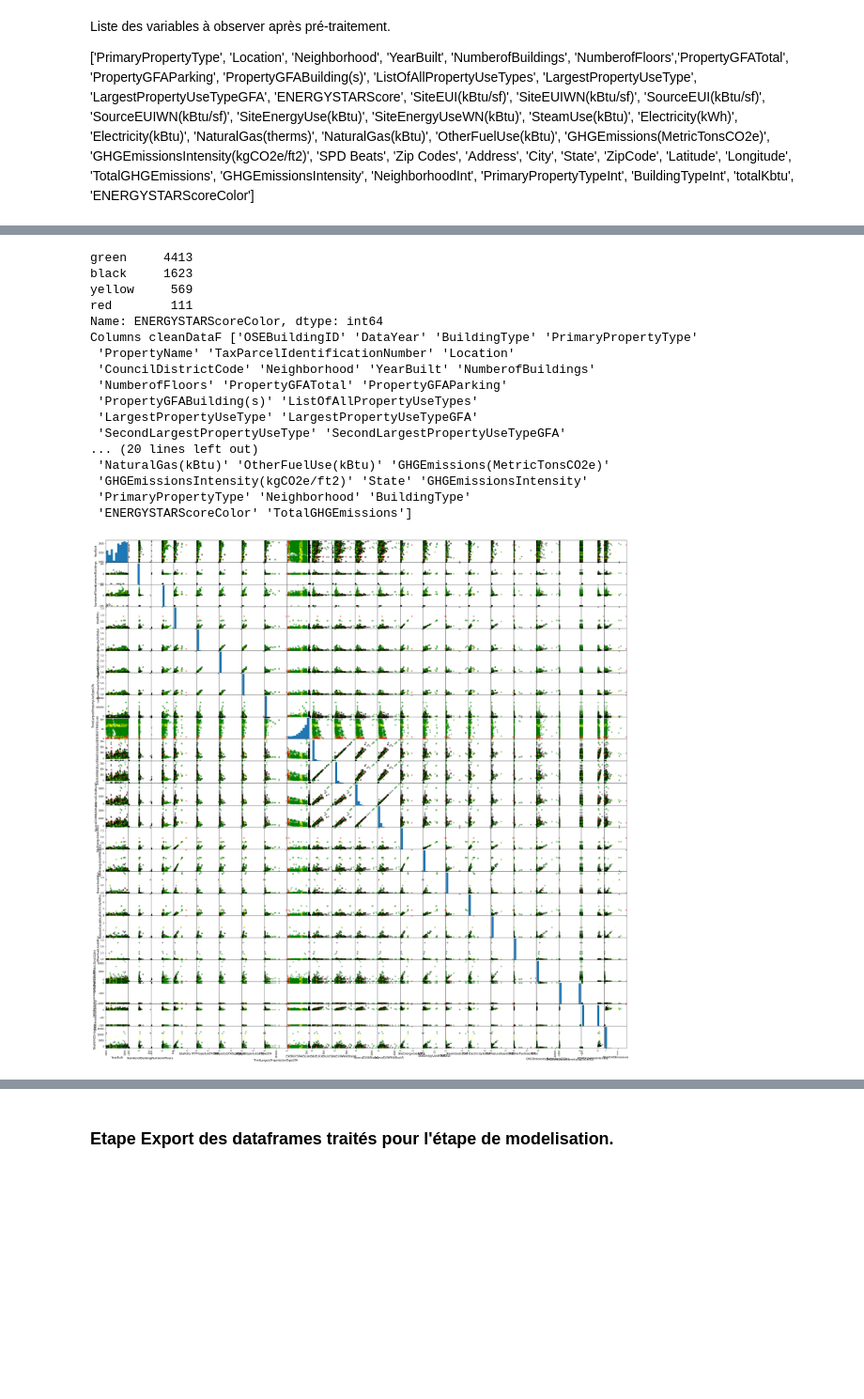
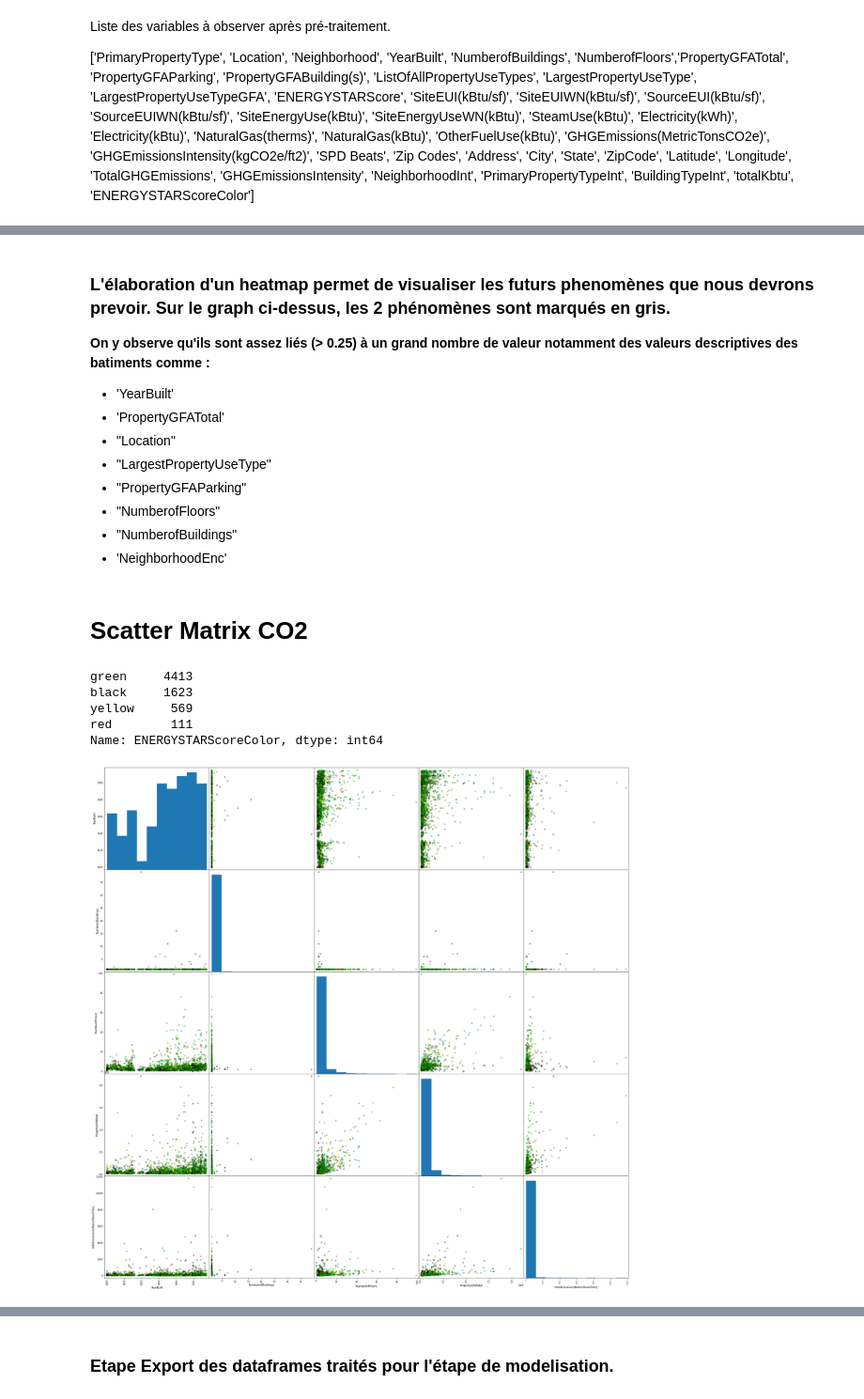
Before and after one commit to benMiniconi/Seattle2050, a Jupyter notebook: ProjetFinal/PEnergy_01_notebook_exploration.ipynb, the cells around one changed output, grey strips where cells are left out. Shown at 94% size. Drawn from its saved outputs; the diff is of its cells as text; code cells hidden in the pictures; blank space fills up the shorter version.

```diff
--- a/ProjetFinal/PEnergy_01_notebook_exploration.ipynb
+++ b/ProjetFinal/PEnergy_01_notebook_exploration.ipynb
@@ -450,65 +471,55 @@ figure.savefig("./Visuals/originalDFheatmap.jpg")
+# %% [markdown]
+### L'élaboration d'un heatmap permet de visualiser les futurs phenomènes que nous devrons prevoir. Sur le graph ci-dessus, les 2 phénomènes sont marqués en gris.
+
+<b>On y observe qu'ils sont assez liés (> 0.25) à un grand nombre de valeur notamment des valeurs descriptives des batiments comme : </b>
+
+- 'YearBuilt'
+- 'PropertyGFATotal'
+- "Location"
+- "LargestPropertyUseType"
+- "PropertyGFAParking"
+- "NumberofFloors"
+- "NumberofBuildings"
+- 'NeighborhoodEnc'
+# %% [markdown]
+# Scatter Matrix CO2
 # %%
 #c=list(filteredDF["ENERGYSTARScoreColor"].values
-
+#avec CO2
 print(cleanDataF['ENERGYSTARScoreColor'].value_counts())
 filter = ['YearBuilt',
           'NumberofBuildings',
           'NumberofFloors',
-          "totalKbtu",
           'PropertyGFATotal',
-          'PropertyGFABuilding(s)',
           'LargestPropertyUseType',
-          'LargestPropertyUseTypeGFA',
-          'ThirdLargestPropertyUseType',
-          'ThirdLargestPropertyUseTypeGFA',
-          'YearsENERGYSTARCertified',
-          'ENERGYSTARScore',
-          'SiteEUI(kBtu/sf)',
-          'SiteEUIWN(kBtu/sf)',
-          'SourceEUI(kBtu/sf)',
-          'SourceEUIWN(kBtu/sf)',
-          'SiteEnergyUse(kBtu)',
-          'SiteEnergyUseWN(kBtu)',
-          'SteamUse(kBtu)',
-          'Electricity(kBtu)',
-          'NaturalGas(kBtu)',
-          'OtherFuelUse(kBtu)',
           'GHGEmissions(MetricTonsCO2e)',
-          'GHGEmissionsIntensity(kgCO2e/ft2)',
           'State',
-          'GHGEmissionsIntensity',
           "PrimaryPropertyType",
           'Neighborhood',
           'BuildingType',
-          'ENERGYSTARScoreColor',
-          'TotalGHGEmissions']
+          #'TotalGHGEmissions',
+          'ENERGYSTARScoreColor']
+
 
 filteredDF = cleanDataF.filter(items=filter)
+filteredDF = filteredDF[filteredDF["NumberofBuildings"] > -100]
+filteredDF = filteredDF[filteredDF["NumberofFloors"] > -100]
+filteredDF = filteredDF[filteredDF["PropertyGFATotal"] > -100]
+filteredDF = filteredDF[filteredDF["GHGEmissions(MetricTonsCO2e)"] > -100]
+#filteredDF = filteredDF[filteredDF["TotalGHGEmissions"] > -100]
 filteredDF = filteredDF[filteredDF["ENERGYSTARScoreColor"].isin(["red", "green", "black", "yellow"])]
 
 g = pd.plotting.scatter_matrix(filteredDF,
                                c=list(filteredDF["ENERGYSTARScoreColor"]),
                                figsize=(35,35),  marker = '°',  alpha = 0.4)
 
 plt.xticks(fontsize=6)
 plt.yticks(fontsize=6)
 plt.show()
 # %% [output]
 green     4413
 black     1623
 yellow     569
 red        111
 Name: ENERGYSTARScoreColor, dtype: int64
-Columns cleanDataF ['OSEBuildingID' 'DataYear' 'BuildingType' 'PrimaryPropertyType'
- 'PropertyName' 'TaxParcelIdentificationNumber' 'Location'
- 'CouncilDistrictCode' 'Neighborhood' 'YearBuilt' 'NumberofBuildings'
- 'NumberofFloors' 'PropertyGFATotal' 'PropertyGFAParking'
- 'PropertyGFABuilding(s)' 'ListOfAllPropertyUseTypes'
- 'LargestPropertyUseType' 'LargestPropertyUseTypeGFA'
- 'SecondLargestPropertyUseType' 'SecondLargestPropertyUseTypeGFA'
-... (20 lines left out)
- 'NaturalGas(kBtu)' 'OtherFuelUse(kBtu)' 'GHGEmissions(MetricTonsCO2e)'
- 'GHGEmissionsIntensity(kgCO2e/ft2)' 'State' 'GHGEmissionsIntensity'
- 'PrimaryPropertyType' 'Neighborhood' 'BuildingType'
- 'ENERGYSTARScoreColor' 'TotalGHGEmissions']
-[figure, old version]
+[figure, new version]
```
Also changed, not shown: parts of 21 cells of this notebook, 4 other files.
